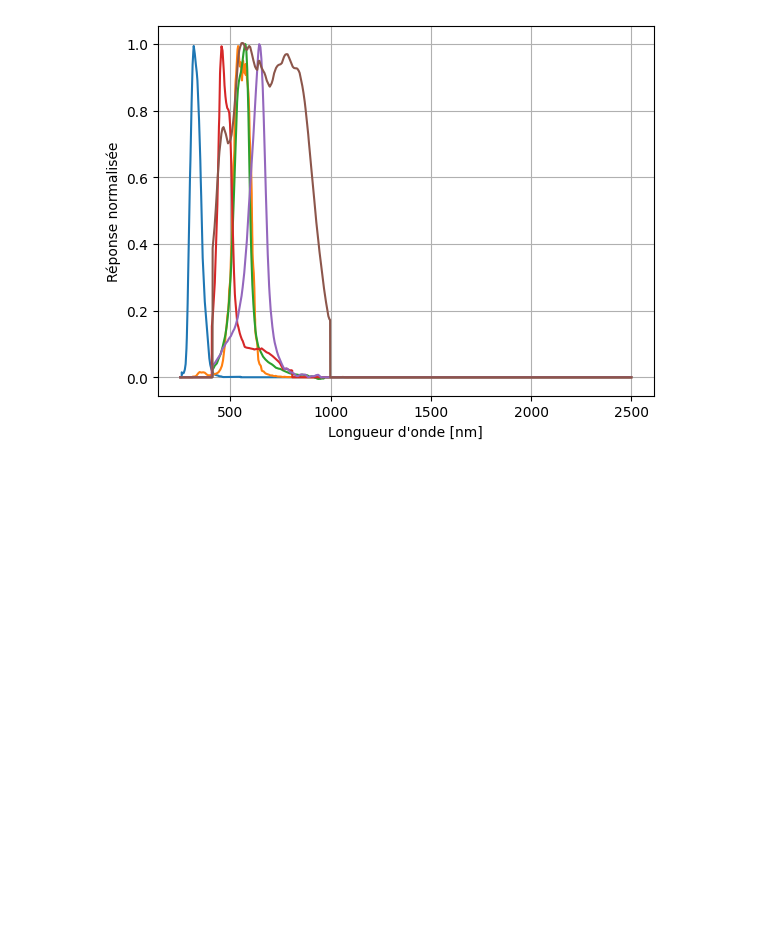
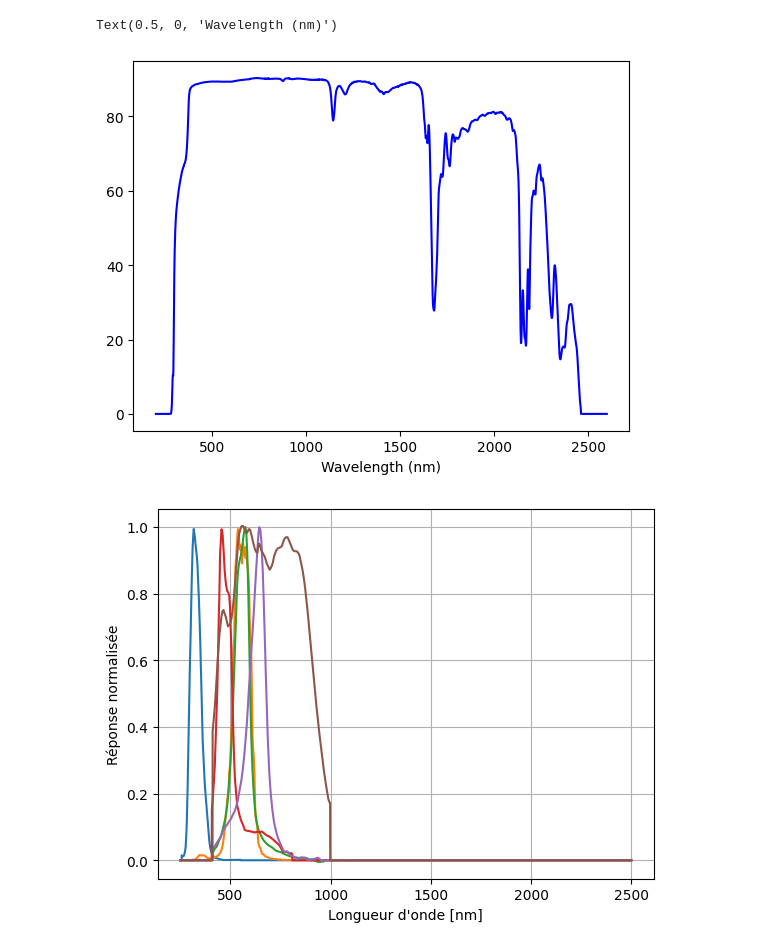
Before and after one commit to Belouse/Design-3-WattPiti, a Jupyter notebook: JupyterLongueurDonde/JupyterAlgoLongueurDonde.ipynb, the cells around one changed output. Drawn from its saved outputs; the diff is of its cells as text; code cells hidden in the pictures; blank space fills up the shorter version.

```diff
--- a/JupyterLongueurDonde/JupyterAlgoLongueurDonde.ipynb
+++ b/JupyterLongueurDonde/JupyterAlgoLongueurDonde.ipynb
@@ -1,3 +1,19 @@
+# %%
+import pandas as pd
+import numpy as np
+import matplotlib.pyplot as plt
+
+df = pd.read_csv('TransmissionsPlastiques.csv')
+Petri_index = df.columns.get_loc('Petri')
+
+Petri_transmission = df.iloc[1:, Petri_index + 1].values.astype(np.float64)[::-1]
+wavelength = df.iloc[1:, Petri_index].values.astype(np.float64)[::-1]
+
+plt.plot(wavelength, Petri_transmission, label='Transmission', color='blue')
+plt.xlabel('Wavelength (nm)')
+# %% [output]
+Text(0.5, 0, 'Wavelength (nm)')
+[figure, added]
 # %%
 import numpy as np
 import pandas as pd
```
Also changed, not shown: 12 other files.
